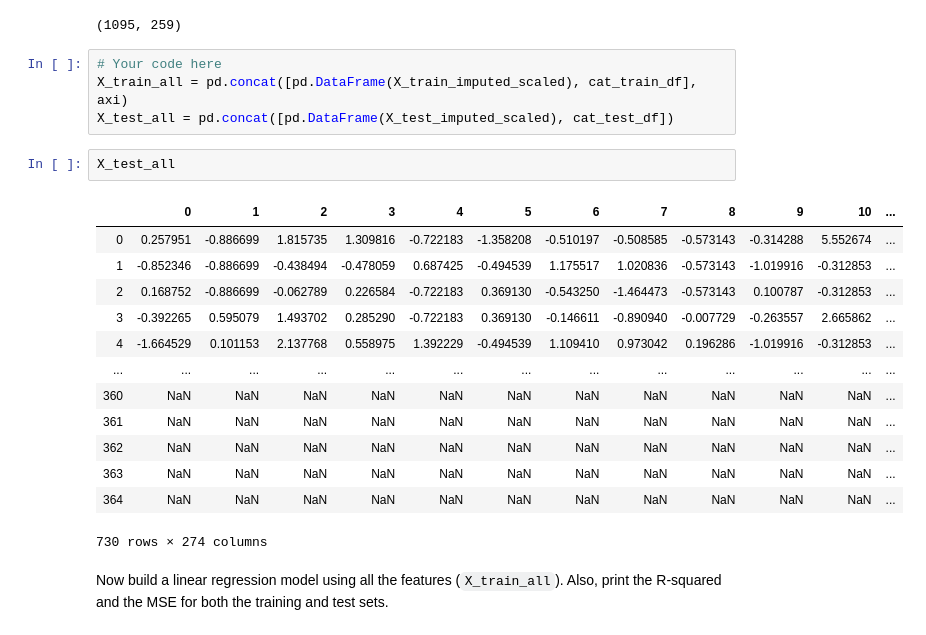
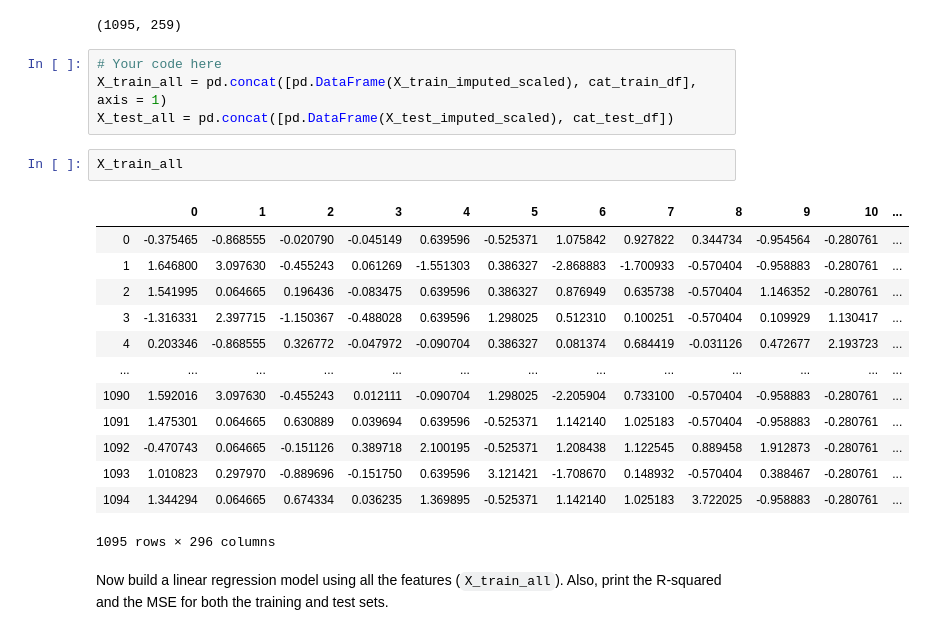
Before and after one commit to JohnTheTripper/dsc-ridge-and-lasso-regression-lab-nyc-ds-021720, a Jupyter notebook: index.ipynb, the cells around one changed output. Drawn from its saved outputs; the diff is of its cells as text.

```diff
--- a/index.ipynb
+++ b/index.ipynb
@@ -542,24 +542,24 @@ cat_train_df.shape
 (1095, 259)
 # %%
 # Your code here
-X_train_all = pd.concat([pd.DataFrame(X_train_imputed_scaled), cat_train_df], axi)
+X_train_all = pd.concat([pd.DataFrame(X_train_imputed_scaled), cat_train_df], axis = 1)
 X_test_all = pd.concat([pd.DataFrame(X_test_imputed_scaled), cat_test_df])
-# %%
-X_test_all
-# %% [output]
-|  | 0 | 1 | 2 | 3 | 4 | 5 | 6 | 7 | 8 | 9 | 10 | ... |
-| 0 | 0.257951 | -0.886699 | 1.815735 | 1.309816 | -0.722183 | -1.358208 | -0.510197 | -0.508585 | -0.573143 | -0.314288 | 5.552674 | ... |
-| 1 | -0.852346 | -0.886699 | -0.438494 | -0.478059 | 0.687425 | -0.494539 | 1.175517 | 1.020836 | -0.573143 | -1.019916 | -0.312853 | ... |
-| 2 | 0.168752 | -0.886699 | -0.062789 | 0.226584 | -0.722183 | 0.369130 | -0.543250 | -1.464473 | -0.573143 | 0.100787 | -0.312853 | ... |
-| 3 | -0.392265 | 0.595079 | 1.493702 | 0.285290 | -0.722183 | 0.369130 | -0.146611 | -0.890940 | -0.007729 | -0.263557 | 2.665862 | ... |
-| 4 | -1.664529 | 0.101153 | 2.137768 | 0.558975 | 1.392229 | -0.494539 | 1.109410 | 0.973042 | 0.196286 | -1.019916 | -0.312853 | ... |
-| ... | ... | ... | ... | ... | ... | ... | ... | ... | ... | ... | ... | ... |
-| 360 | NaN | NaN | NaN | NaN | NaN | NaN | NaN | NaN | NaN | NaN | NaN | ... |
-| 361 | NaN | NaN | NaN | NaN | NaN | NaN | NaN | NaN | NaN | NaN | NaN | ... |
-| 362 | NaN | NaN | NaN | NaN | NaN | NaN | NaN | NaN | NaN | NaN | NaN | ... |
-| 363 | NaN | NaN | NaN | NaN | NaN | NaN | NaN | NaN | NaN | NaN | NaN | ... |
-| 364 | NaN | NaN | NaN | NaN | NaN | NaN | NaN | NaN | NaN | NaN | NaN | ... |
-730 rows × 274 columns
+# %%
+X_train_all
+# %% [output]
+|  | 0 | 1 | 2 | 3 | 4 | 5 | 6 | 7 | 8 | 9 | 10 | ... |
+| 0 | -0.375465 | -0.868555 | -0.020790 | -0.045149 | 0.639596 | -0.525371 | 1.075842 | 0.927822 | 0.344734 | -0.954564 | -0.280761 | ... |
+| 1 | 1.646800 | 3.097630 | -0.455243 | 0.061269 | -1.551303 | 0.386327 | -2.868883 | -1.700933 | -0.570404 | -0.958883 | -0.280761 | ... |
+| 2 | 1.541995 | 0.064665 | 0.196436 | -0.083475 | 0.639596 | 0.386327 | 0.876949 | 0.635738 | -0.570404 | 1.146352 | -0.280761 | ... |
+| 3 | -1.316331 | 2.397715 | -1.150367 | -0.488028 | 0.639596 | 1.298025 | 0.512310 | 0.100251 | -0.570404 | 0.109929 | 1.130417 | ... |
+| 4 | 0.203346 | -0.868555 | 0.326772 | -0.047972 | -0.090704 | 0.386327 | 0.081374 | 0.684419 | -0.031126 | 0.472677 | 2.193723 | ... |
+| ... | ... | ... | ... | ... | ... | ... | ... | ... | ... | ... | ... | ... |
+| 1090 | 1.592016 | 3.097630 | -0.455243 | 0.012111 | -0.090704 | 1.298025 | -2.205904 | 0.733100 | -0.570404 | -0.958883 | -0.280761 | ... |
+| 1091 | 1.475301 | 0.064665 | 0.630889 | 0.039694 | 0.639596 | -0.525371 | 1.142140 | 1.025183 | -0.570404 | -0.958883 | -0.280761 | ... |
+| 1092 | -0.470743 | 0.064665 | -0.151126 | 0.389718 | 2.100195 | -0.525371 | 1.208438 | 1.122545 | 0.889458 | 1.912873 | -0.280761 | ... |
+| 1093 | 1.010823 | 0.297970 | -0.889696 | -0.151750 | 0.639596 | 3.121421 | -1.708670 | 0.148932 | -0.570404 | 0.388467 | -0.280761 | ... |
+| 1094 | 1.344294 | 0.064665 | 0.674334 | 0.036235 | 1.369895 | -0.525371 | 1.142140 | 1.025183 | 3.722025 | -0.958883 | -0.280761 | ... |
+1095 rows × 296 columns
 # %% [markdown]
 Now build a linear regression model using all the features (`X_train_all`). Also, print the R-squared and the MSE for both the training and test sets.
 # %%
```
